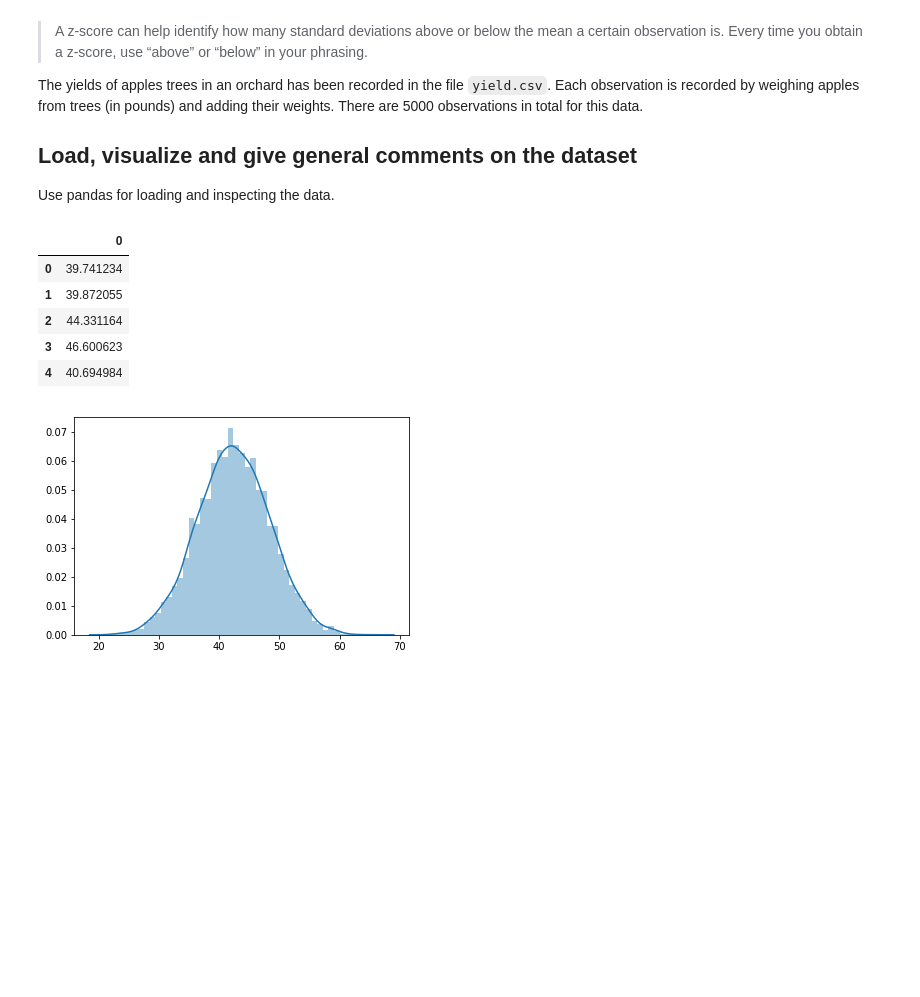
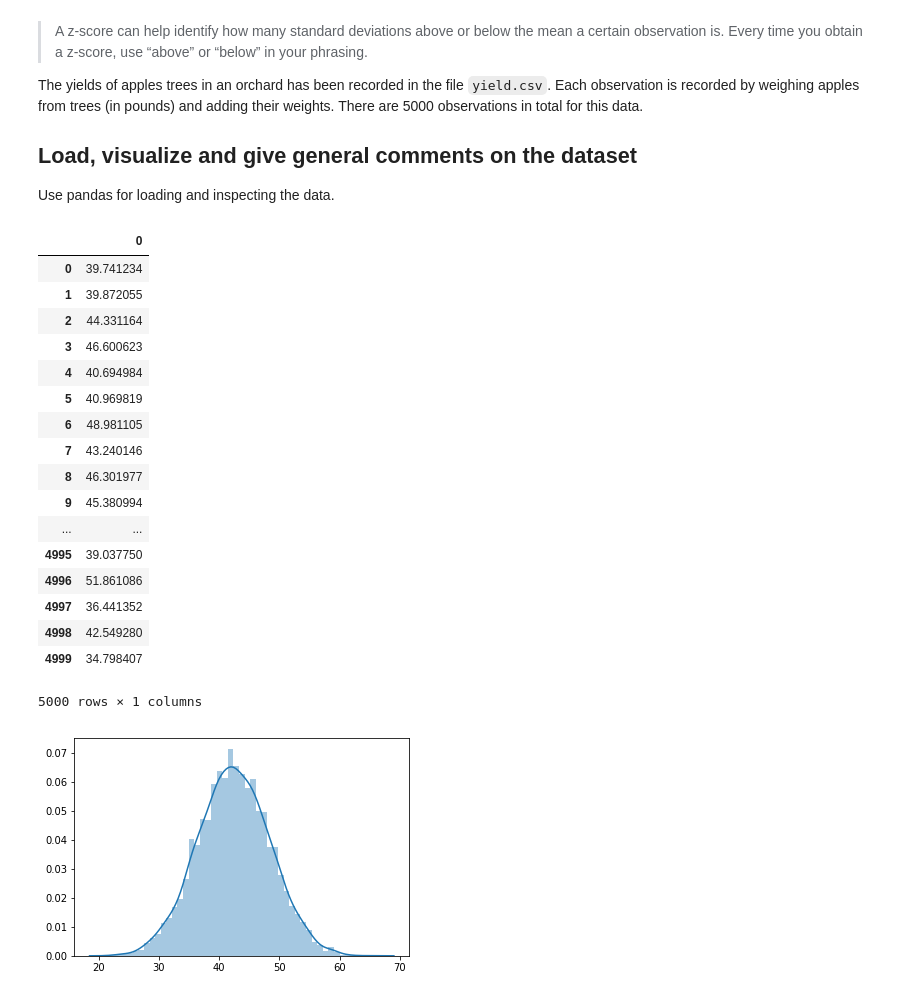
Before and after one commit to fcoba/dsc-standard-normal-distribution-lab-dc-ds-career-042219, a Jupyter notebook: index.ipynb, the cells around one changed output. Cells and saved outputs as stored; diff of their text form; code cells hidden in the pictures; blank space fills up the shorter version.

```diff
--- a/index.ipynb
+++ b/index.ipynb
@@ -24,20 +24,32 @@ Use pandas for loading and inspecting the data.
 # %%
 # Import libraries
 import pandas as pd
 import matplotlib.pyplot as plt
 import numpy as np
-%matplotlibe inline
+%matplotlib inline
 
 # Read the yield data as a dataframe
 df = pd.read_csv('yield.csv')
-df
+df.hea
 # %% [output]
 |  | 0 |
 | 0 | 39.741234 |
 | 1 | 39.872055 |
 | 2 | 44.331164 |
 | 3 | 46.600623 |
 | 4 | 40.694984 |
+| 5 | 40.969819 |
+| 6 | 48.981105 |
+| 7 | 43.240146 |
+| 8 | 46.301977 |
+| 9 | 45.380994 |
+| ... | ... |
+| 4995 | 39.037750 |
+| 4996 | 51.861086 |
+| 4997 | 36.441352 |
+| 4998 | 42.549280 |
+| 4999 | 34.798407 |
+5000 rows × 1 columns
 # %%
 # Create a plot
 # %% [output]
```
